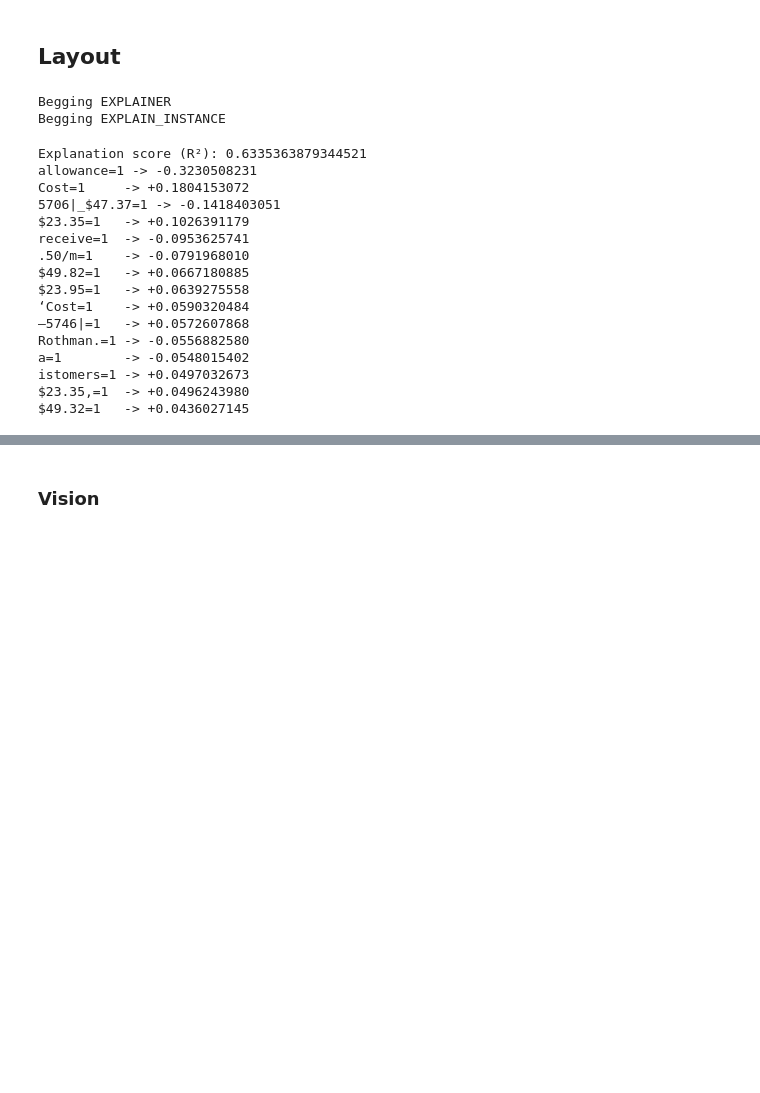
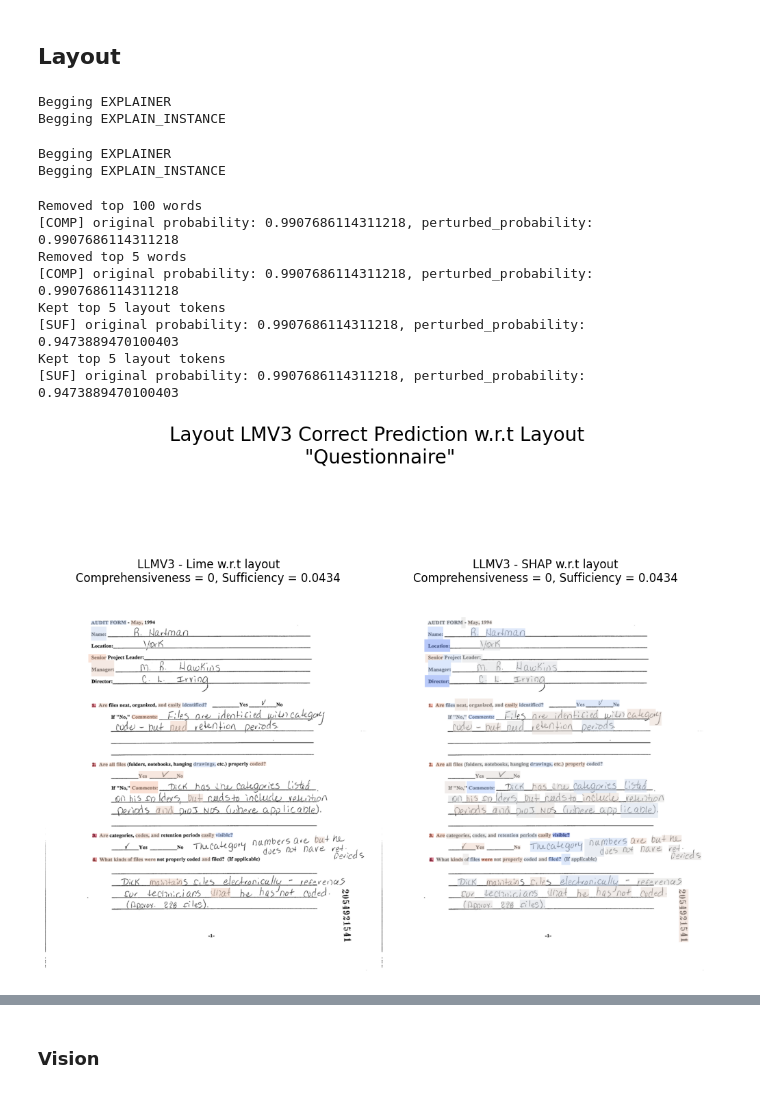
Before and after one commit to adamserag1/Interpretability-for-VRDU-models, a Jupyter notebook: experiments/THESES-DocClas-Local-LLMV3.ipynb, the cells around one changed output, grey strips where cells are left out. Saved outputs shown, nothing was run; the diff lists cells and outputs as text; code cells hidden in the pictures; blank space fills up the shorter version.

```diff
--- a/experiments/THESES-DocClas-Local-LLMV3.ipynb
+++ b/experiments/THESES-DocClas-Local-LLMV3.ipynb
@@ -356,36 +320,54 @@ print(text_fidelity_metrics)
 # %% [markdown]
 ## Layout
 # %%
-layout_explainer = LimeLayoutExplainer(
-    LLMV3,
-    LLMV3_encode,
-    batch_size = 4,
-    mask_token = LLMV3_proc.tokenizer.mask_token,
-    labels = [2]
-)
-
-layout_vals = layout_explainer.explain(AGREE[0], num_samples=2000, num_features=15)
+layout_explainers = {
+    'BROS lime' : LimeLayoutExplainer(BROS, BROS_encode, mask_token=BROS_t.mask_token, kernel_width_factor = 0.75, labels=[4,0]),
+    'LLMV3 lime' : LimeLayoutExplainer(LLMV3, LLMV3_encode, mask_token = LLMV3_proc.tokenizer.mask_token, kernel_width_factor = 0.75, labels = [4,0]),
+    'BROS shap' : SHAPLayoutExplainer(BROS, BROS_encode, device=device),
+    'LLMV3 shap' : SHAPLayoutExplainer(LLMV3, LLMV3_encode, device=device)
+}
-# %% [output]
-Begging EXPLAINER
-Begging EXPLAIN_INSTANCE
 # %%
-print("Explanation score (R²):", layout_vals.score)
-for word, weight in layout_vals.as_list(label=2):
-  print(f"{word:10s} -> {weight:+.10f}")
+shap_layout_explainations = {key : explainer.explain(CLASH[0], nsamples = 4000) for key, explainer in layout_explainers.items() if 'shap' in key}
+lime_layout_explainations = {key : explainer.explain(CLASH[0], num_samples = 4000) for key, explainer in layout_explainers.items() if 'lime' in key}
 # %% [output]
-Explanation score (R²): 0.6335363879344521
-allowance=1 -> -0.3230508231
-Cost=1     -> +0.1804153072
-5706|_$47.37=1 -> -0.1418403051
-$23.35=1   -> +0.1026391179
-receive=1  -> -0.0953625741
-.50/m=1    -> -0.0791968010
-$49.82=1   -> +0.0667180885
-$23.95=1   -> +0.0639275558
-‘Cost=1    -> +0.0590320484
-—5746|=1   -> +0.0572607868
-Rothman.=1 -> -0.0556882580
-a=1        -> -0.0548015402
-istomers=1 -> +0.0497032673
-$23.35,=1  -> +0.0496243980
-$49.32=1   -> +0.0436027145
+Begging EXPLAINER
+Begging EXPLAIN_INSTANCE
+Begging EXPLAINER
+Begging EXPLAIN_INSTANCE
+# %%
+# Pertaining to label 4 (correct, Questionnaire) (idx 0 shap)
+layout_explanations_hms = {}
+layout_explanations_weights = {}
+for key, explanation in shap_layout_explainations.items():
+  weights = {tok : float(val) for tok, val in zip(CLASH[0].words, shap_layout_explainations[key].values[:,:,4].flatten())}
+  layout_explanations_weights.update({key : weights})
+  layout_explanations_hms.update({key : draw_lime_token_heatmap(image = CLASH[0].image, words = CLASH[0].words, boxes = CLASH[0].bboxes, weights=weights, alpha=0.5) })
+
+for key, explanation in lime_layout_explainations.items():
+  weights = dict(lime_layout_explainations[key].as_list(label=4))
+  clean_weights = {key.replace('=1', ''): value for key, value in weights.items()}
+  layout_explanations_weights.update({key : clean_weights})
+  layout_explanations_hms.update({key : draw_lime_token_heatmap(image = CLASH[0].image, words = CLASH[0].words, boxes = CLASH[0].bboxes, weights=clean_weights, alpha=0.5) })
+
+# LLMV3 Fidelity
+pred_fn_llmv3_s = FidelityEvaluator(LLMV3, LLMV3_encode, mask_token=LLMV3_proc.tokenizer.mask_token)._get_prediction_function(4)
+pred_fn_llmv3_l = FidelityEvaluator(LLMV3, LLMV3_encode, mask_token='|~|')._get_prediction_function(4)
+comp_s = calculate_comprehensiveness(pred_fn_llmv3_s, CLASH[0], layout_explanations_weights['LLMV3 shap'], mask_token=LLMV3_proc.tokenizer.mask_token,  top_k=100, modality='layout')
+comp_l = calculate_comprehensiveness(pred_fn_llmv3_l, CLASH[0], layout_explanations_weights['LLMV3 lime'], mask_token=LLMV3_proc.tokenizer.mask_token,  top_k=5,modality='layout')
+suf_s = calculate_sufficiency(pred_fn_llmv3_s, CLASH[0], layout_explanations_weights['LLMV3 shap'], LLMV3_proc.tokenizer.mask_token,  top_k=5,modality='layout')
+suf_l = calculate_sufficiency(pred_fn_llmv3_l, CLASH[0], layout_explanations_weights['LLMV3 lime'], mask_token=LLMV3_proc.tokenizer.mask_token,  top_k=5,modality='layout')
+
+display_image_grid([layout_explanations_hms['LLMV3 lime'], layout_explanations_hms['LLMV3 shap']],
+                   [f'LLMV3 - Lime w.r.t layout\nComprehensiveness = {comp_l:.3g}, Sufficiency = {suf_l:.3g}', f'LLMV3 - SHAP w.r.t layout\nComprehensiveness = {comp_s:.3g}, Sufficiency = {suf_s:.3g}'],
+                    (1,2),
+                   main_title='Layout LMV3 Correct Prediction w.r.t Layout\n "Questionnaire"')
+# %% [output]
+Removed top 100 words
+[COMP] original probability: 0.9907686114311218, perturbed_probability: 0.9907686114311218
+Removed top 5 words
+[COMP] original probability: 0.9907686114311218, perturbed_probability: 0.9907686114311218
+Kept top 5 layout tokens
+[SUF] original probability: 0.9907686114311218, perturbed_probability: 0.9473889470100403
+Kept top 5 layout tokens
+[SUF] original probability: 0.9907686114311218, perturbed_probability: 0.9473889470100403
+[figure, added]
```
Also changed, not shown: parts of 25 cells of this notebook.
